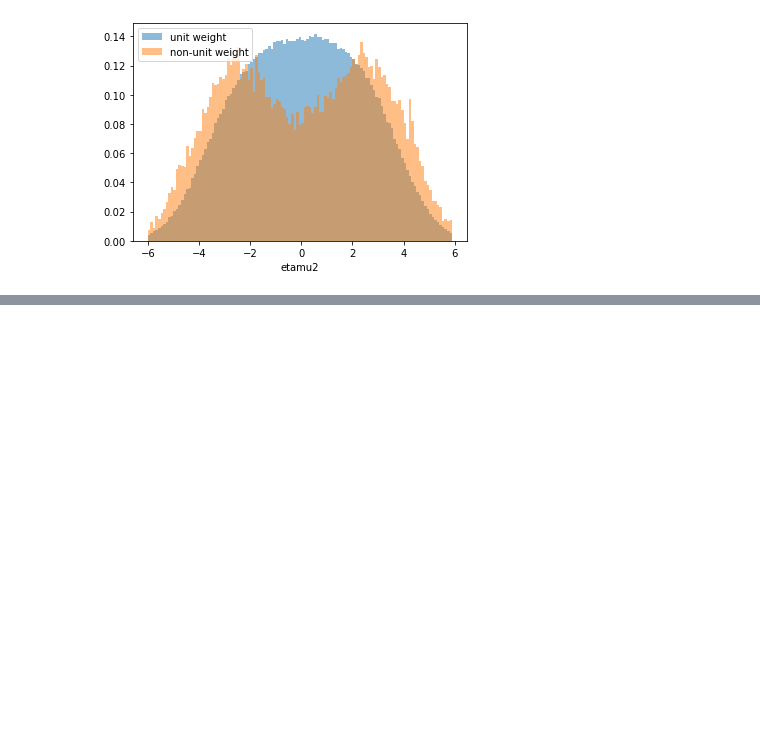
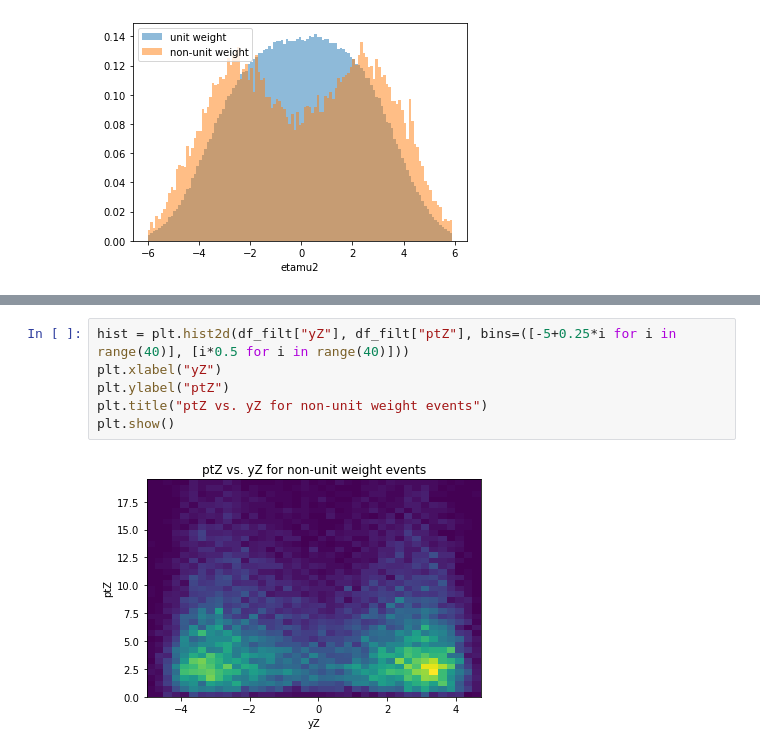
Before and after one commit to kdlong/MiNNLOValidation, a Jupyter notebook: genWeightStudy.ipynb, the cells around one changed output, grey strips where cells are left out. Cells and saved outputs as stored; diff of their text form; blank space fills up the shorter version.

```diff
--- a/genWeightStudy.ipynb
+++ b/genWeightStudy.ipynb
@@ -143,0 +152,8 @@ plt.show()
+# %%
+hist = plt.hist2d(df_filt["yZ"], df_filt["ptZ"], bins=([-5+0.25*i for i in range(40)], [i*0.5 for i in range(40)]))
+plt.xlabel("yZ")
+plt.ylabel("ptZ")
+plt.title("ptZ vs. yZ for non-unit weight events")
+plt.show()
+# %% [output]
+[figure, added]
```
Also changed, not shown: parts of 2 cells of this notebook.
